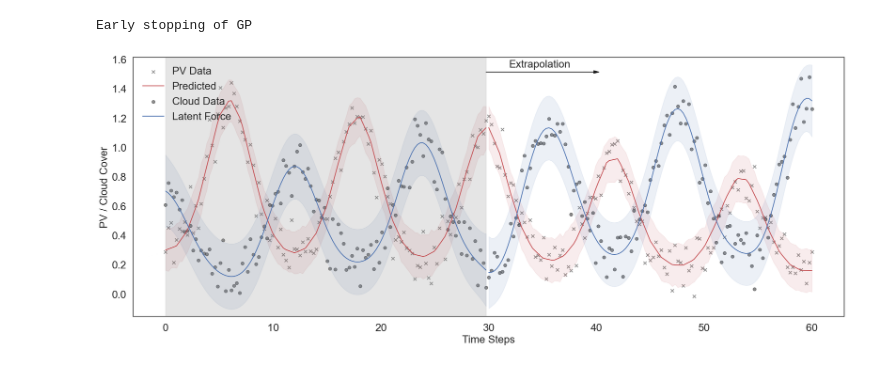
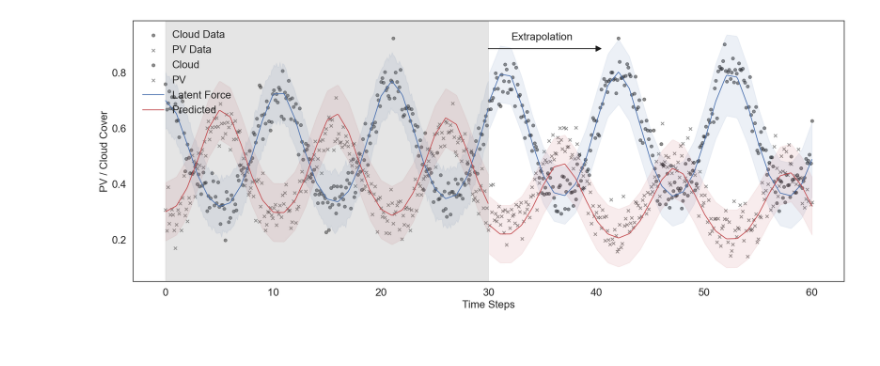
Before and after one commit to eirikbaekkelund/Dissertation, a Jupyter notebook: examples/docs/synthetic_lfm.ipynb, the cells around one changed output. Saved outputs shown, nothing was run; the diff lists cells and outputs as text; code cells hidden in the pictures.

```diff
--- a/examples/docs/synthetic_lfm.ipynb
+++ b/examples/docs/synthetic_lfm.ipynb
@@ -16,8 +6,7 @@ dataset = SyntheticPV(num_discrete=3)
 # %%
+from matplotlib import pyplot as plt
 plt.rcParams['font.family'] = 'Arial'
-plt.plot(dataset.times, dataset.cloud, label='Cloud Cover')
+dataset = SyntheticPV(num_discrete=8)
 plt.plot(dataset.times, dataset.pv, label='PV')
-plt.legend()
-plt.xlabel('Time')
-plt.ylabel('PV/Cloud Cover');
+plt.plot(dataset.times, dataset.cloud, label='Cloud')
 # %% [output]
@@ -61,0 +15,24 @@ Iteration 290, loss -0.7478210041769278
+# %%
+from gpytorch.means import ZeroMean
+from gpytorch.kernels import ScaleKernel, RBFKernel
+from gpytorch.likelihoods import GaussianLikelihood
+from alfi.configuration import VariationalConfiguration
+
+num_outputs = 1
+gp_config = {
+    'type' : 'stochastic',
+    'name' : 'cholesky',
+    'jitter' : 1e-6,
+}
+gp_model = ApproximateGP(dataset=dataset,
+                         mean=ZeroMean(),
+                         covar=ScaleKernel(RBFKernel()),
+                         likelihood=GaussianLikelihood(),
+                         config=gp_config)
+
+lfm = ApproximatePVLFM(dataset=dataset,
+                       num_outputs=num_outputs,
+                       gp_model=gp_model,
+                       config=VariationalConfiguration(num_samples=70))
+# %%
+lfm.fit(n_iter=250, lr=0.2)
@@ -62,5 +57,4 @@ Iteration 290, loss -0.7478210041769278
 # %%
-plot_lfm(model, dataset, gp_model)
+plot_lfm(lfm, dataset)
 # %% [output]
-Early stopping of GP
-[figure, old version]
+[figure, new version]
```
Also changed, not shown: parts of 11 cells of this notebook, 7 other files.
